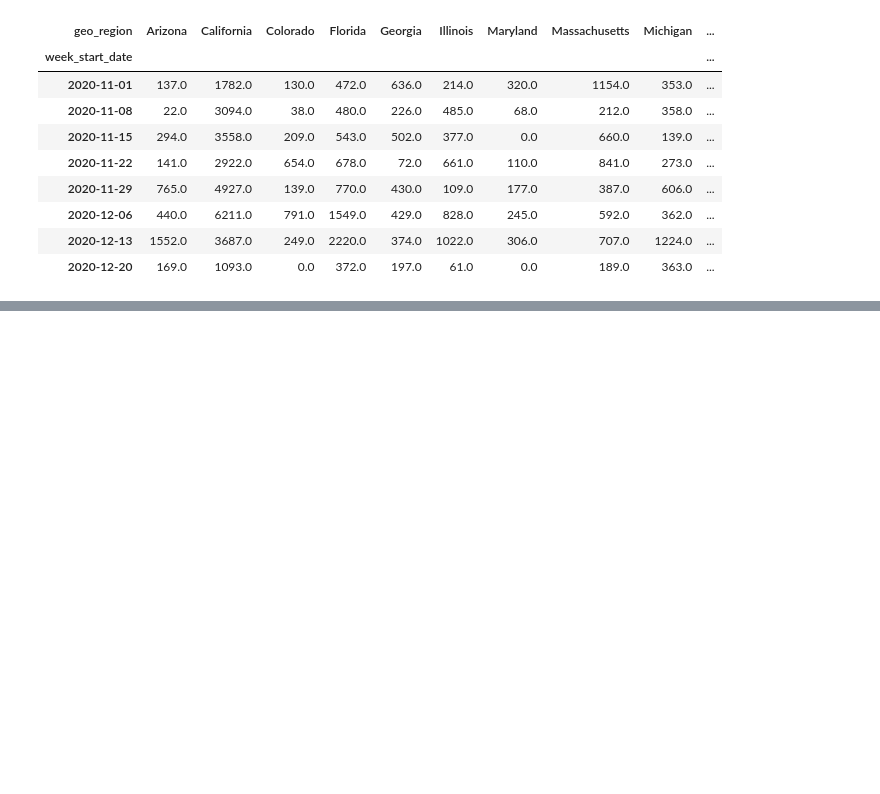
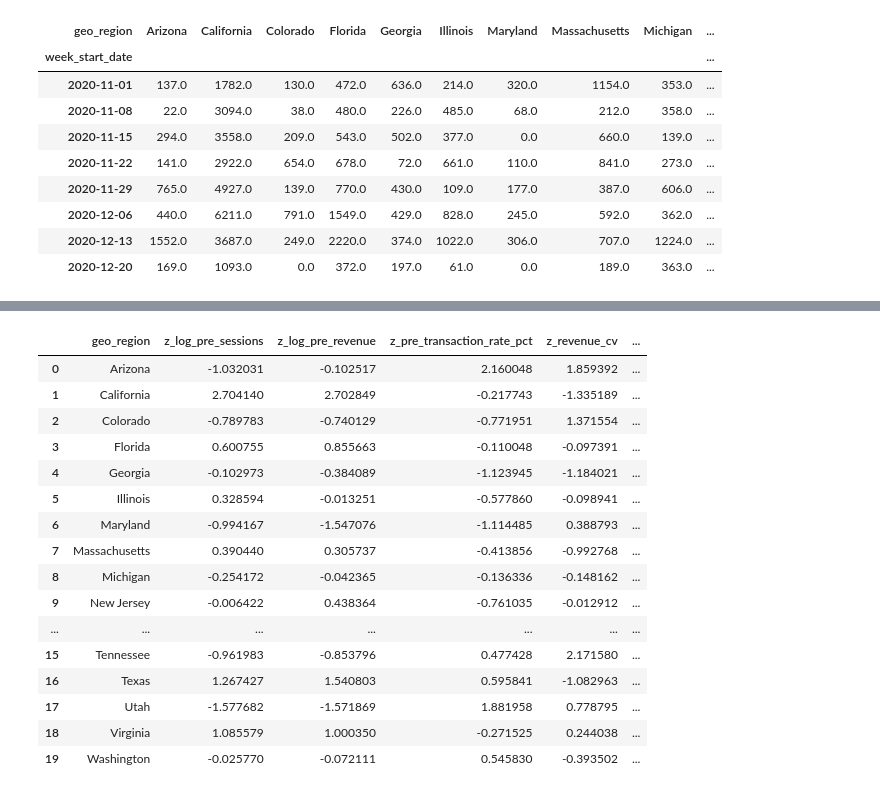
Before and after one commit to miaadnbz/privacy-durable-measurement-360, a Jupyter notebook: notebooks/01_geo_holdout_matching_and_power.ipynb, the cells around one changed output, grey strips where cells are left out. Saved outputs shown, nothing was run; the diff lists cells and outputs as text; code cells hidden in the pictures; blank space fills up the shorter version.

Commit message:
analysis(incrementality): engineer geo matching features

```diff
--- a/notebooks/01_geo_holdout_matching_and_power.ipynb
+++ b/notebooks/01_geo_holdout_matching_and_power.ipynb
@@ -328,0 +614,44 @@ MATCHING MATRICES: PASS
+# %%
+scaler = StandardScaler()
+
+scaled_array = scaler.fit_transform(
+    region_features[matching_feature_columns]
+)
+
+standardized_feature_columns = [
+    f"z_{column}"
+    for column in matching_feature_columns
+]
+
+standardized_features = pd.DataFrame(
+    scaled_array,
+    columns=standardized_feature_columns
+)
+
+matching_profiles = pd.concat(
+    [
+        region_features[["geo_region"]].reset_index(drop=True),
+        standardized_features
+    ],
+    axis=1
+)
+
+display(matching_profiles)
+# %% [output]
+|  | geo_region | z_log_pre_sessions | z_log_pre_revenue | z_pre_transaction_rate_pct | z_revenue_cv | ... |
+| 0 | Arizona | -1.032031 | -0.102517 | 2.160048 | 1.859392 | ... |
+| 1 | California | 2.704140 | 2.702849 | -0.217743 | -1.335189 | ... |
+| 2 | Colorado | -0.789783 | -0.740129 | -0.771951 | 1.371554 | ... |
+| 3 | Florida | 0.600755 | 0.855663 | -0.110048 | -0.097391 | ... |
+| 4 | Georgia | -0.102973 | -0.384089 | -1.123945 | -1.184021 | ... |
+| 5 | Illinois | 0.328594 | -0.013251 | -0.577860 | -0.098941 | ... |
+| 6 | Maryland | -0.994167 | -1.547076 | -1.114485 | 0.388793 | ... |
+| 7 | Massachusetts | 0.390440 | 0.305737 | -0.413856 | -0.992768 | ... |
+| 8 | Michigan | -0.254172 | -0.042365 | -0.136336 | -0.148162 | ... |
+| 9 | New Jersey | -0.006422 | 0.438364 | -0.761035 | -0.012912 | ... |
+| ... | ... | ... | ... | ... | ... | ... |
+| 15 | Tennessee | -0.961983 | -0.853796 | 0.477428 | 2.171580 | ... |
+| 16 | Texas | 1.267427 | 1.540803 | 0.595841 | -1.082963 | ... |
+| 17 | Utah | -1.577682 | -1.571869 | 1.881958 | 0.778795 | ... |
+| 18 | Virginia | 1.085579 | 1.000350 | -0.271525 | 0.244038 | ... |
+| 19 | Washington | -0.025770 | -0.072111 | 0.545830 | -0.393502 | ... |
```
Also changed, not shown: parts of 10 cells of this notebook.
